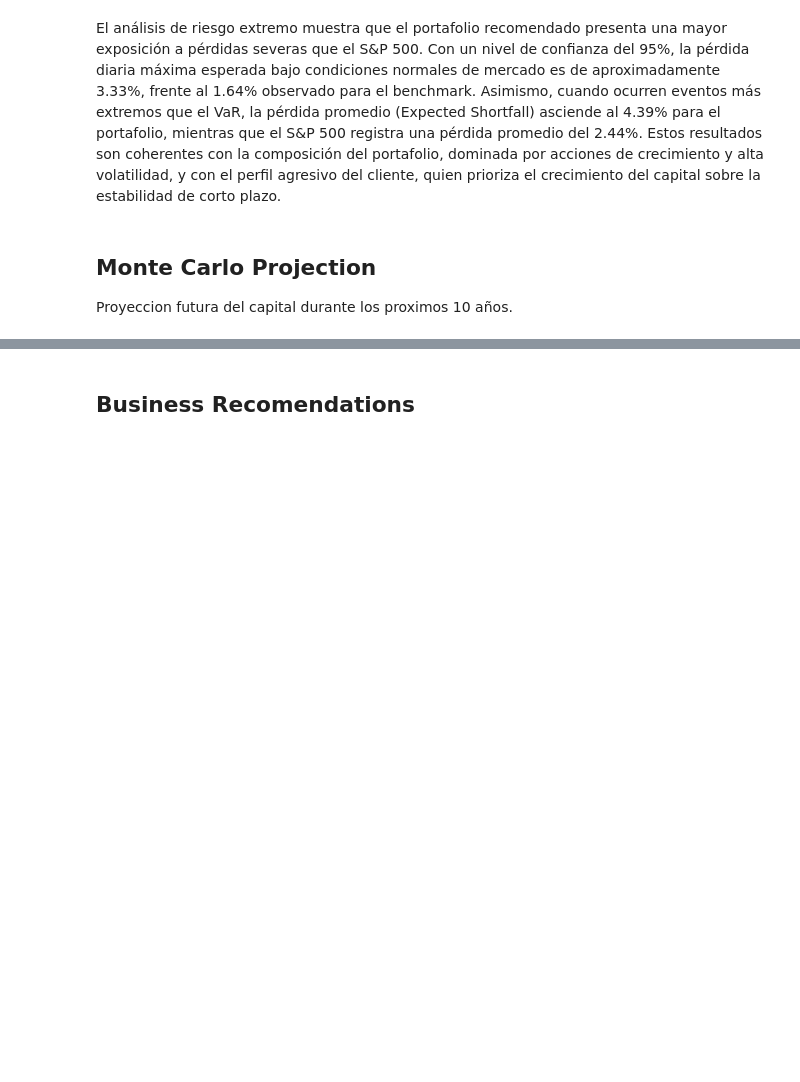
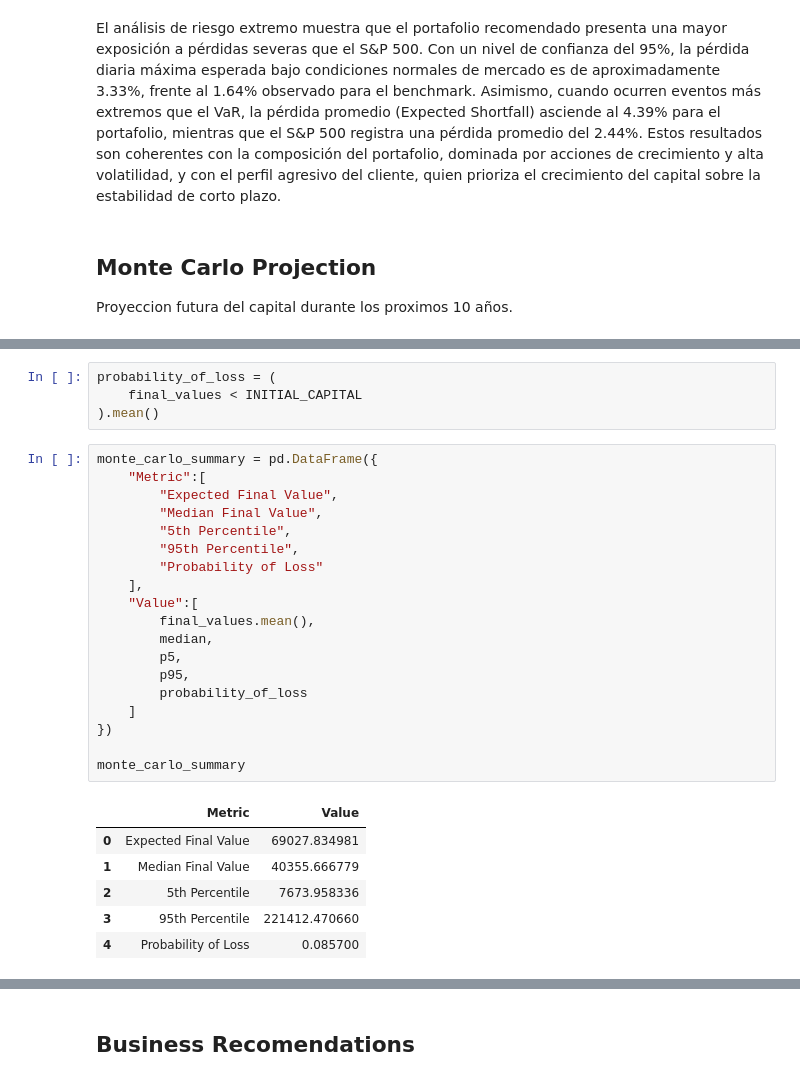
Before and after one commit to Nicosuarezso/portfolio-optimization, a Jupyter notebook: notebooks/04_risk_analysis.ipynb, the cells around one changed output, grey strips where cells are left out. Drawn from its saved outputs; the diff is of its cells as text; blank space fills up the shorter version.

```diff
--- a/notebooks/04_risk_analysis.ipynb
+++ b/notebooks/04_risk_analysis.ipynb
@@ -1239,0 +1487,30 @@ Proyeccion futura del capital durante los proximos 10 años.
+# %%
+probability_of_loss = (
+    final_values < INITIAL_CAPITAL
+).mean()
+# %%
+monte_carlo_summary = pd.DataFrame({
+    "Metric":[
+        "Expected Final Value",
+        "Median Final Value",
+        "5th Percentile",
+        "95th Percentile",
+        "Probability of Loss"
+    ],
+    "Value":[
+        final_values.mean(),
+        median,
+        p5,
+        p95,
+        probability_of_loss
+    ]
+})
+
+monte_carlo_summary
+# %% [output]
+|  | Metric | Value |
+| 0 | Expected Final Value | 69027.834981 |
+| 1 | Median Final Value | 40355.666779 |
+| 2 | 5th Percentile | 7673.958336 |
+| 3 | 95th Percentile | 221412.470660 |
+| 4 | Probability of Loss | 0.085700 |
```
Also changed, not shown: parts of 17 cells of this notebook.
